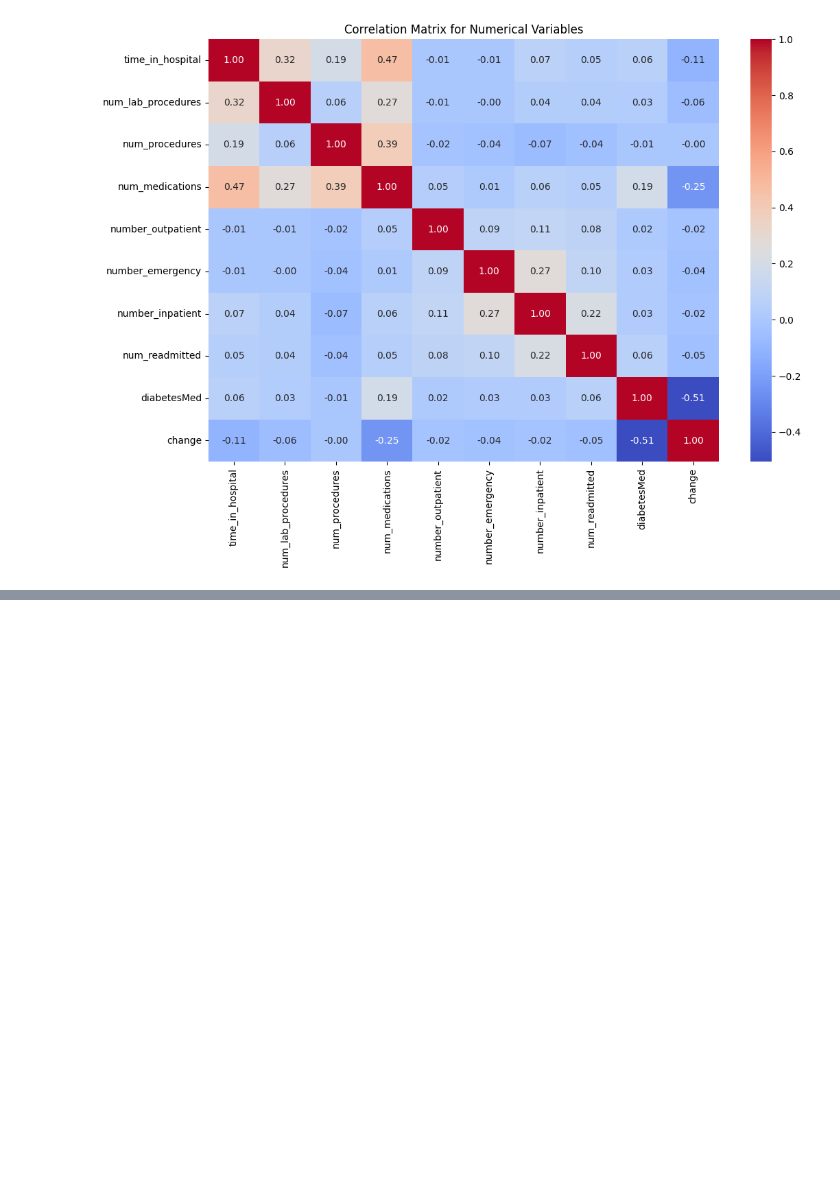
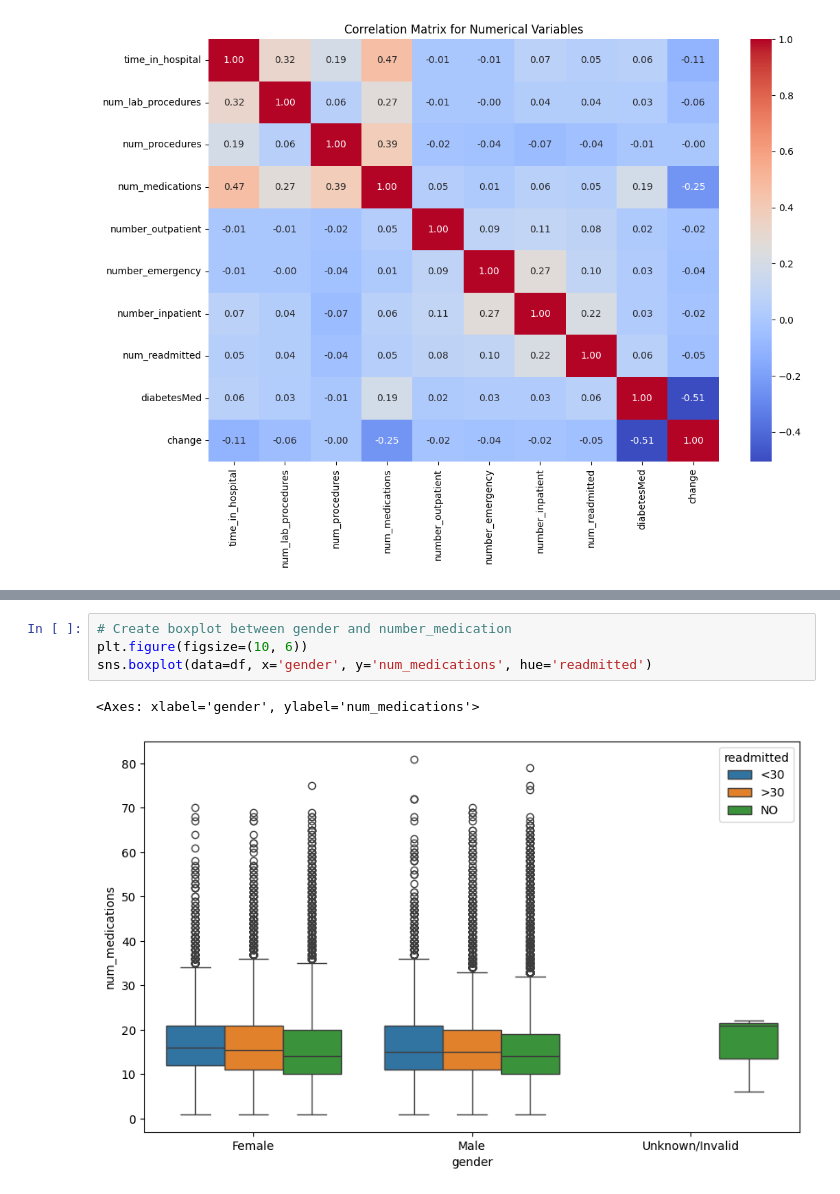
Before and after one commit to madokahazemi/diabetes-readmission-prediction, a Jupyter notebook: code/diabetes-readmission-prediction.ipynb, the cells around one changed output, grey strips where cells are left out. Saved outputs shown, nothing was run; the diff lists cells and outputs as text; blank space fills up the shorter version.

```diff
--- a/code/diabetes-readmission-prediction.ipynb
+++ b/code/diabetes-readmission-prediction.ipynb
@@ -347,0 +379,7 @@ plt.show()
+# %%
+# Create boxplot between gender and number_medication
+plt.figure(figsize=(10, 6))
+sns.boxplot(data=df, x='gender', y='num_medications', hue='readmitted')
+# %% [output]
+<Axes: xlabel='gender', ylabel='num_medications'>
+[figure, added]
```
Also changed, not shown: parts of 4 cells of this notebook, 1 other file.
